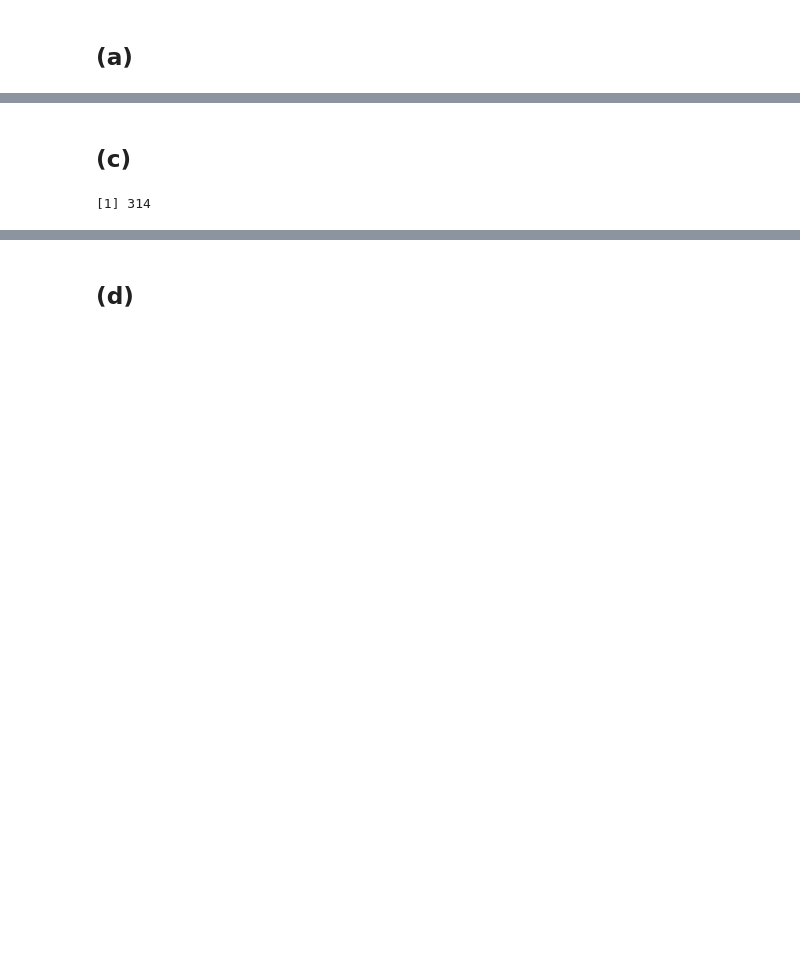
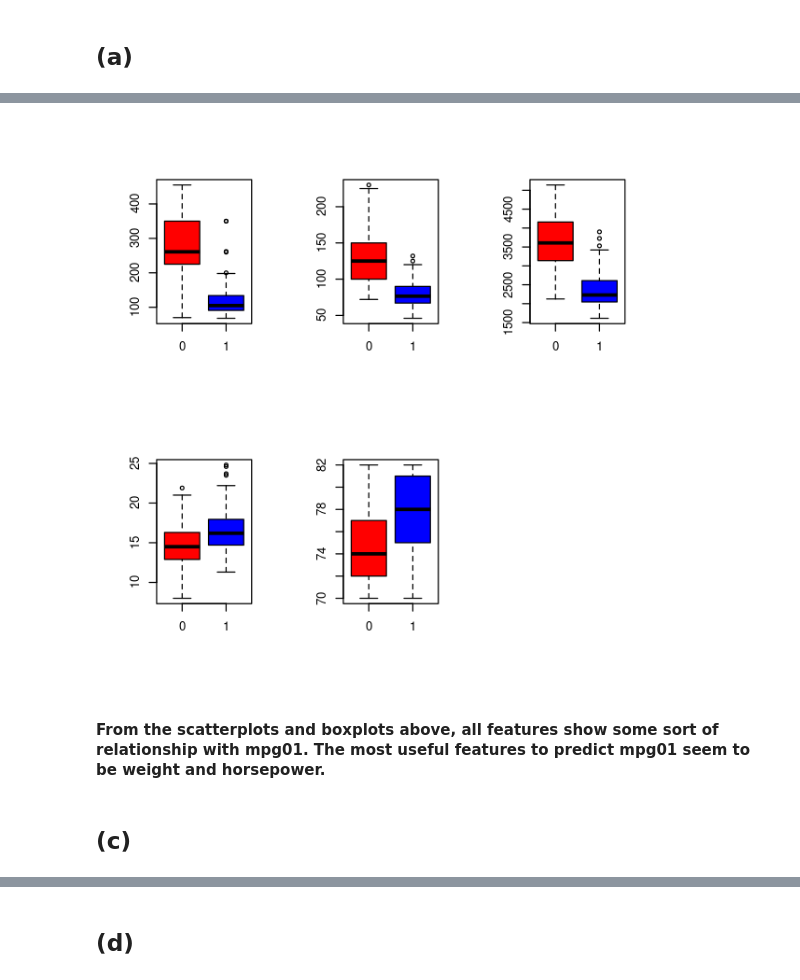
Before and after one commit to krohak/Statistical-Learning, a Jupyter notebook: A1/COMP3354 Statistical Learning - Assignment 1.ipynb, the cells around one changed output, grey strips where cells are left out. Saved outputs shown, nothing was run; the diff lists cells and outputs as text; code cells hidden in the pictures; blank space fills up the shorter version.

```diff
--- a/A1/COMP3354 Statistical Learning - Assignment 1.ipynb
+++ b/A1/COMP3354 Statistical Learning - Assignment 1.ipynb
@@ -327,2 +271,13 @@ plot(acceleration, mpg01)
+# %%
+par(mfrow=c(2,3))
+boxplot(displacement ~ mpg01, col=c("red", "blue"))
+boxplot(horsepower ~ mpg01, col=c("red", "blue"))
+boxplot(weight ~ mpg01, col=c("red", "blue"))
+boxplot(acceleration ~ mpg01, col=c("red", "blue"))
+boxplot(year ~ mpg01, col=c("red", "blue"))
+# %% [output]
+[figure, added]
+# %% [markdown]
+#### From the scatterplots and boxplots above, all features show some sort of relationship with mpg01. The most useful features to predict mpg01 seem to be weight and horsepower.
 # %% [markdown]
 ## (c)
@@ -333,4 +283,0 @@ start = as.integer(0.8*obs)+1
-# %%
-start
-# %% [output]
-[1] 314
```
Also changed, not shown: parts of 91 cells of this notebook.
